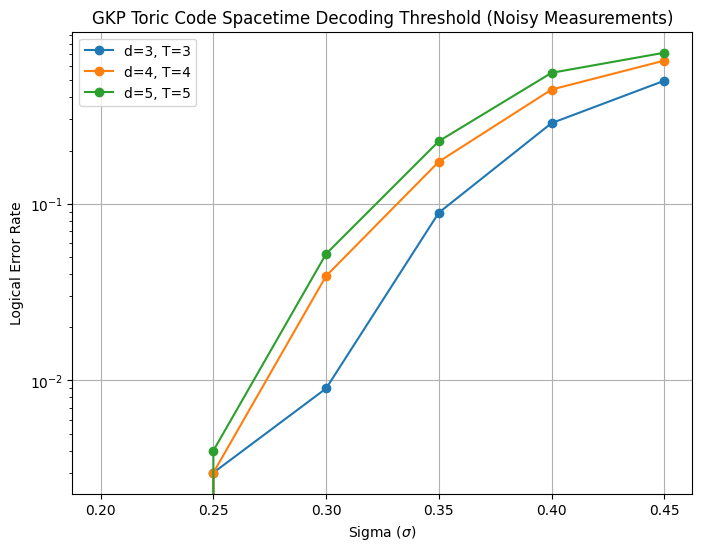
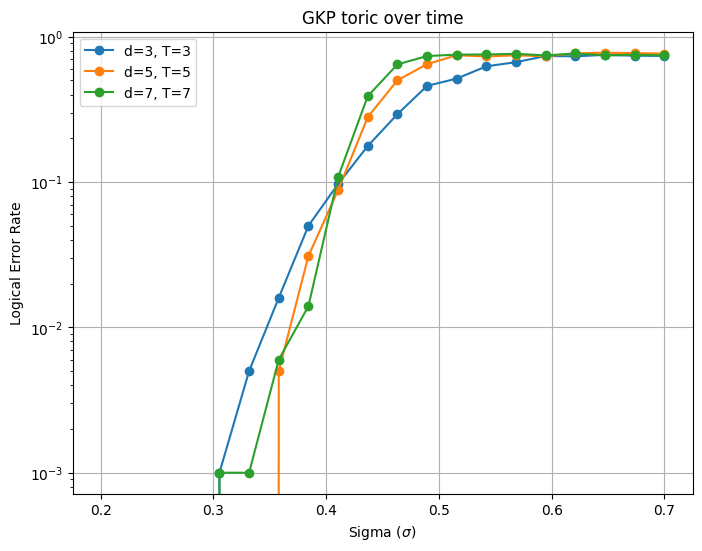
The change to this notebook cell's code, shown as a diff; its figure went from the first image to the second:
--- before
+++ after
@@ -3,11 +3,12 @@
     logical_x = toric_logical_x(d)
     num_qubits = Hx.shape[1]
-    num_stabilizers = Hx.shape[0]
+    num_stabilisers = Hx.shape[0]
     T = d 
     
-    H_space = kron(eye(T, dtype=np.uint8), Hx)
-    I_stab = eye(num_stabilizers, dtype=np.uint8)
+    H_space = kron(eye(T + 1, dtype=np.uint8), Hx)
+    I_stab = eye(num_stabilisers, dtype=np.uint8)
+    
     Row_time = []
-    for i in range(T):
+    for i in range(T + 1):
         row_blocks = []
         for j in range(T):
@@ -17,13 +18,11 @@
                 row_blocks.append(I_stab)
             else:
-                row_blocks.append(csc_matrix((num_stabilizers, num_stabilizers), dtype=np.uint8))
+                row_blocks.append(csc_matrix((num_stabilisers, num_stabilisers), dtype=np.uint8))
         Row_time.append(hstack(row_blocks))
     H_time = vstack(Row_time)
     
-    # spacial and time combine
     H_3D = hstack([H_space, H_time])
     H_3D.data = H_3D.data % 2
     H_3D.eliminate_zeros()
-    
     total_space_cols = num_qubits * T
 
@@ -34,9 +33,10 @@
 
         for _ in range(n_trials):
-            all_ep_bits = []
-            all_weights = []
+            # errors
+            qubit_errors_per_step = []
+            qubit_weights_per_step = []
             
-            # over time qubit noise
             cumulative_ep = np.zeros(num_qubits, dtype=np.uint8)
+            
             for t in range(T):
                 dp = np.random.normal(0, sigma, num_qubits)
@@ -45,33 +45,60 @@
                 
                 cumulative_ep = (cumulative_ep + ep_slice) % 2
-                all_ep_bits.append(cumulative_ep)
+                qubit_errors_per_step.append(ep_slice)
                 
                 space_w = ((sqrt_pi - np.abs(sp_vals)) ** 2 - sp_vals ** 2) / (2 * sigma ** 2)
-                all_weights.append(space_w)
+                qubit_weights_per_step.append(space_w)
+            
+            ideal_syndromes = []
+            current_qubit_state = np.zeros(num_qubits, dtype=np.uint8)
+            for t in range(T):
+                current_qubit_state = (current_qubit_state + qubit_errors_per_step[t]) % 2
+                ideal_syndromes.append((Hx @ current_qubit_state) % 2)
                 
-            # time meas noise
+            # measurement noise
+            meas_weights_per_step = []
+            meas_errors_per_step = []
+            
+            noisy_syndromes = []
             for t in range(T):
-                meas_dp = np.random.normal(0, sigma, num_stabilizers)
+                meas_dp = np.random.normal(0, sigma, num_stabilisers)
                 meas_sp = ((meas_dp + sqrt_pi / 2) % sqrt_pi) - sqrt_pi / 2
                 meas_ep = (np.round((meas_dp - meas_sp) / sqrt_pi).astype(int)) % 2
                 
-                all_ep_bits.append(meas_ep)
+                noisy_slice = (ideal_syndromes[t] + meas_ep) % 2
+                noisy_syndromes.append(noisy_slice)
+                meas_errors_per_step.append(meas_ep)
+                
                 time_w = ((sqrt_pi - np.abs(meas_sp)) ** 2 - meas_sp ** 2) / (2 * sigma ** 2)
-                all_weights.append(time_w)
+                meas_weights_per_step.append(time_w)
                 
-            # 1d arrays
-            full_error_vector = np.concatenate(all_ep_bits)
-            full_weights_vector = np.concatenate(all_weights)
+            # detect over time
+            detectors = []
+            prev_syndrome = np.zeros(num_stabilisers, dtype=np.uint8) 
             
-            syndrome = (H_3D @ full_error_vector) % 2
+            for t in range(T + 1):
+                if t < T:
+                    current_syn = noisy_syndromes[t]
+                else:
+                    current_syn = (Hx @ cumulative_ep) % 2
+                    
+                dt = (current_syn + prev_syndrome) % 2
+                detectors.append(dt)
+                prev_syndrome = current_syn
+                
+            full_detector_syndrome = np.concatenate(detectors)
+            
+            full_error_vector = np.concatenate(qubit_errors_per_step + meas_errors_per_step)
+            full_weights_vector = np.concatenate(qubit_weights_per_step + meas_weights_per_step)
+
             matching = pymatching.Matching.from_check_matrix(H_3D)
-            correction = matching.decode(syndrome, weights=full_weights_vector, as_weights=True)
-            
-            final_true_error = cumulative_ep
-            
-            final_layer_start = (T - 1) * num_qubits
-            final_correction = correction[final_layer_start:final_layer_start + num_qubits]
-            
-            residual_error = (final_true_error + final_correction) % 2
+            correction = matching.decode(full_detector_syndrome, weights=full_weights_vector, as_weights=True)
+       
+            cumulative_correction = np.zeros(num_qubits, dtype=np.uint8)
+            for t in range(T):
+                layer_start = t * num_qubits
+                cumulative_correction = (cumulative_correction + correction[layer_start:layer_start + num_qubits]) % 2
+                
+            residual_error = (cumulative_ep + cumulative_correction) % 2
             if np.any((logical_x @ residual_error) % 2):
                 logical_errors += 1
@@ -82,6 +109,6 @@
     return logical_rates
 
-sigma_vals = np.linspace(0.2, 0.45, 6)
-distances = [3, 4, 5]
+sigma_vals = np.linspace(0.2, 0.7 , 20)
+distances = [3, 5, 7]
 
 plt.figure(figsize=(8, 6))
@@ -94,5 +121,5 @@
 plt.xlabel(r"Sigma ($\sigma$)")
 plt.ylabel("Logical Error Rate")
-plt.title("GKP Toric Code Spacetime Decoding Threshold (Noisy Measurements)")
+plt.title("GKP toric over time")
 plt.legend()
 plt.grid(True)

Commit: toric fix time